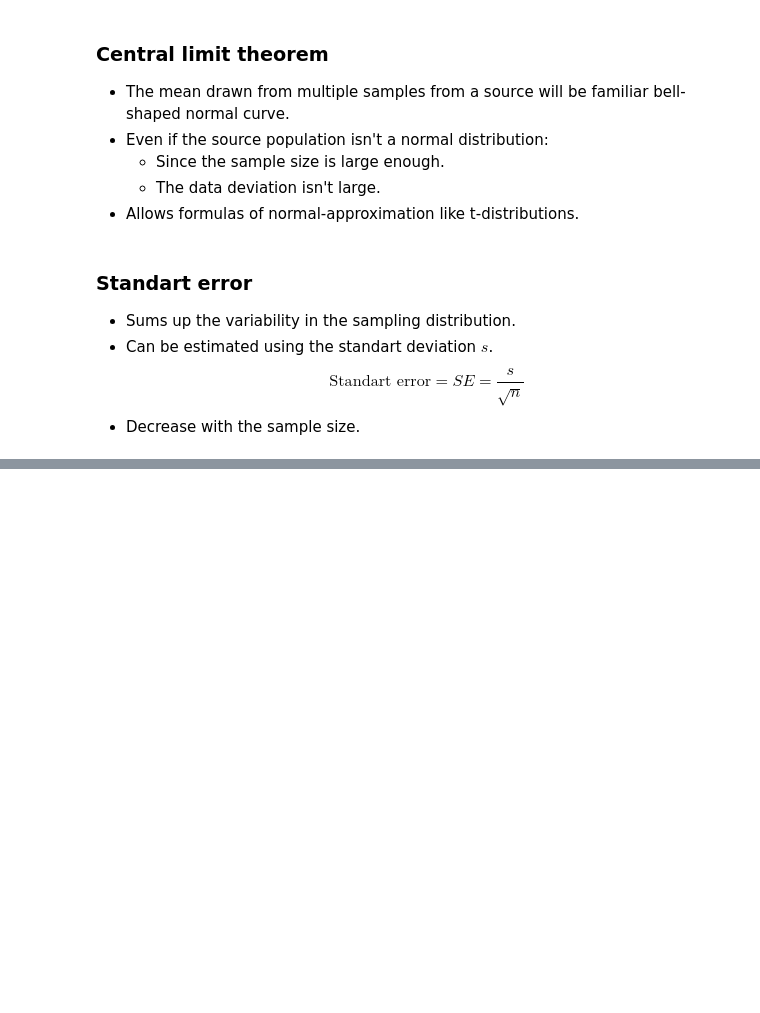
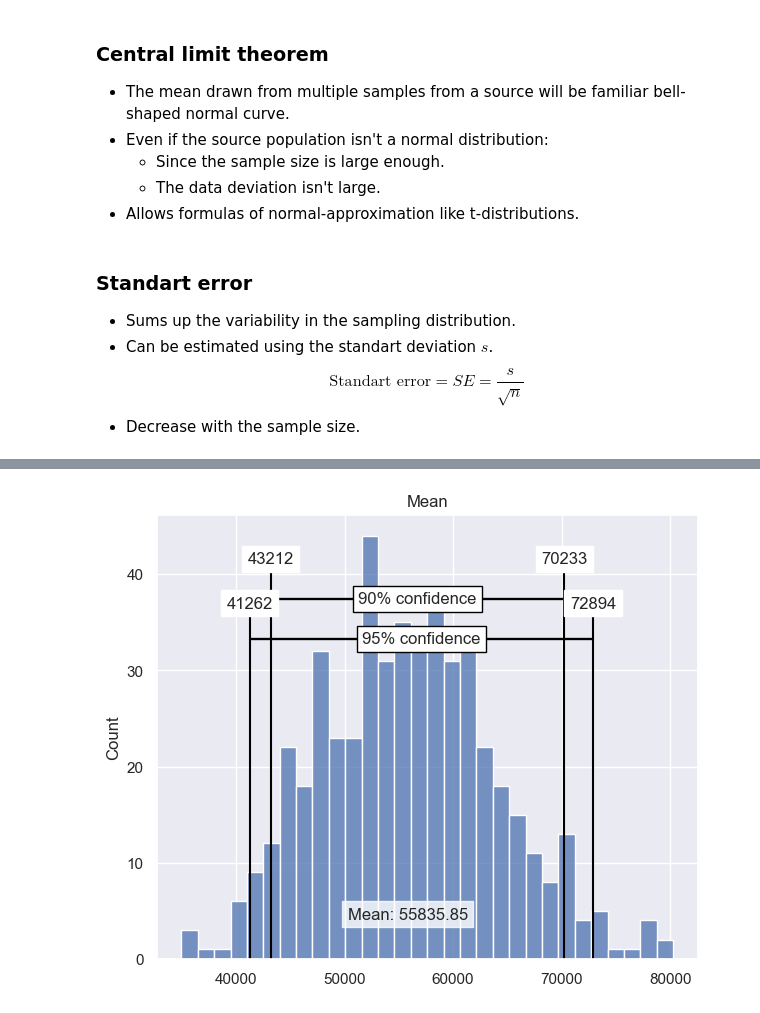
Before and after one commit to alvarodiegomaia/practical-statistics-for-data-scientists, a Jupyter notebook: notebooks/Chapter 2 - Data and Sampling Distributions.ipynb, the cells around one changed output, grey strips where cells are left out. Cells and saved outputs as stored; diff of their text form; code cells hidden in the pictures; blank space fills up the shorter version.

```diff
--- a/notebooks/Chapter 2 - Data and Sampling Distributions.ipynb
+++ b/notebooks/Chapter 2 - Data and Sampling Distributions.ipynb
@@ -171,0 +280,76 @@ plt.show()
+# %%
+interval_90 = [0.05, 0.95]
+interval_95 = [0.025, 0.975]
+# %%
+n = 20
+R = 500
+results_mean = []
+results_median = []
+
+np.random.seed(seed=3)
+sample_20 = resample(df_loans, n_samples=n, replace=False)
+
+for i in range(R):
+    bootstrap_sample = resample(sample_20)
+    results_mean.append(bootstrap_sample.mean())
+    results_median.append(bootstrap_sample.median())
+
+results_mean = pd.Series(results_mean)
+results_median = pd.Series(results_median)
+# %%
+%%capture --no-display
+
+results = results_mean
+
+fig, ax = plt.subplots(
+    ncols=1,
+    nrows=1,
+    constrained_layout=True,
+    sharey=True,
+    sharex=True,
+    figsize=(6, 5),
+)
+
+
+sns.histplot(results, bins=30, ax=ax)
+
+y_limits = ax.get_ylim()
+x_limits = ax.get_xlim()
+
+
+text_pos = y_limits[1] * 0.9
+confidence_interval = results.quantile(interval_90)
+for x in confidence_interval:
+    ax.plot([x, x], [0, text_pos], color='black')
+    ax.plot(confidence_interval, [text_pos * 0.9, text_pos * 0.9], color='black')
+    ax.plot(confidence_interval, [text_pos * 0.9, text_pos * 0.9], color='black')
+    ax.text(x, text_pos, f'{x:.0f}',
+            bbox=dict(facecolor='white', edgecolor='white', alpha=1),
+            horizontalalignment='center', verticalalignment='center')
+ax.text(np.median(confidence_interval), text_pos * 0.9, f'90% confidence',
+    bbox=dict(facecolor='white', edgecolor='black', alpha=1),
+    horizontalalignment='center', verticalalignment='center')
+
+
+text_pos = y_limits[1] * 0.8
+confidence_interval = results.quantile(interval_95)
+for x in confidence_interval:
+    ax.plot([x, x], [0, text_pos], color='black')
+    ax.plot(confidence_interval, [text_pos * 0.9, text_pos * 0.9], color='black')
+    ax.plot(confidence_interval, [text_pos * 0.9, text_pos * 0.9], color='black')
+    ax.text(x, text_pos, f'{x:.0f}',
+            bbox=dict(facecolor='white', edgecolor='white', alpha=1),
+            horizontalalignment='center', verticalalignment='center')
+ax.text(np.median(confidence_interval), text_pos * 0.9, f'95% confidence',
+    bbox=dict(facecolor='white', edgecolor='black', alpha=1),
+    horizontalalignment='center', verticalalignment='center')
+
+text_pos = y_limits[1] * 0.1
+ax.text(np.mean(results), text_pos, f'Mean: {np.mean(results):.2f}',
+        bbox=dict(facecolor='white', edgecolor='white', alpha=0.8),
+        horizontalalignment='center', verticalalignment='center')
+
+ax.set_title('Mean')
+plt.show()
+# %% [output]
+[figure, added]
```
Also changed, not shown: parts of 34 cells of this notebook.
